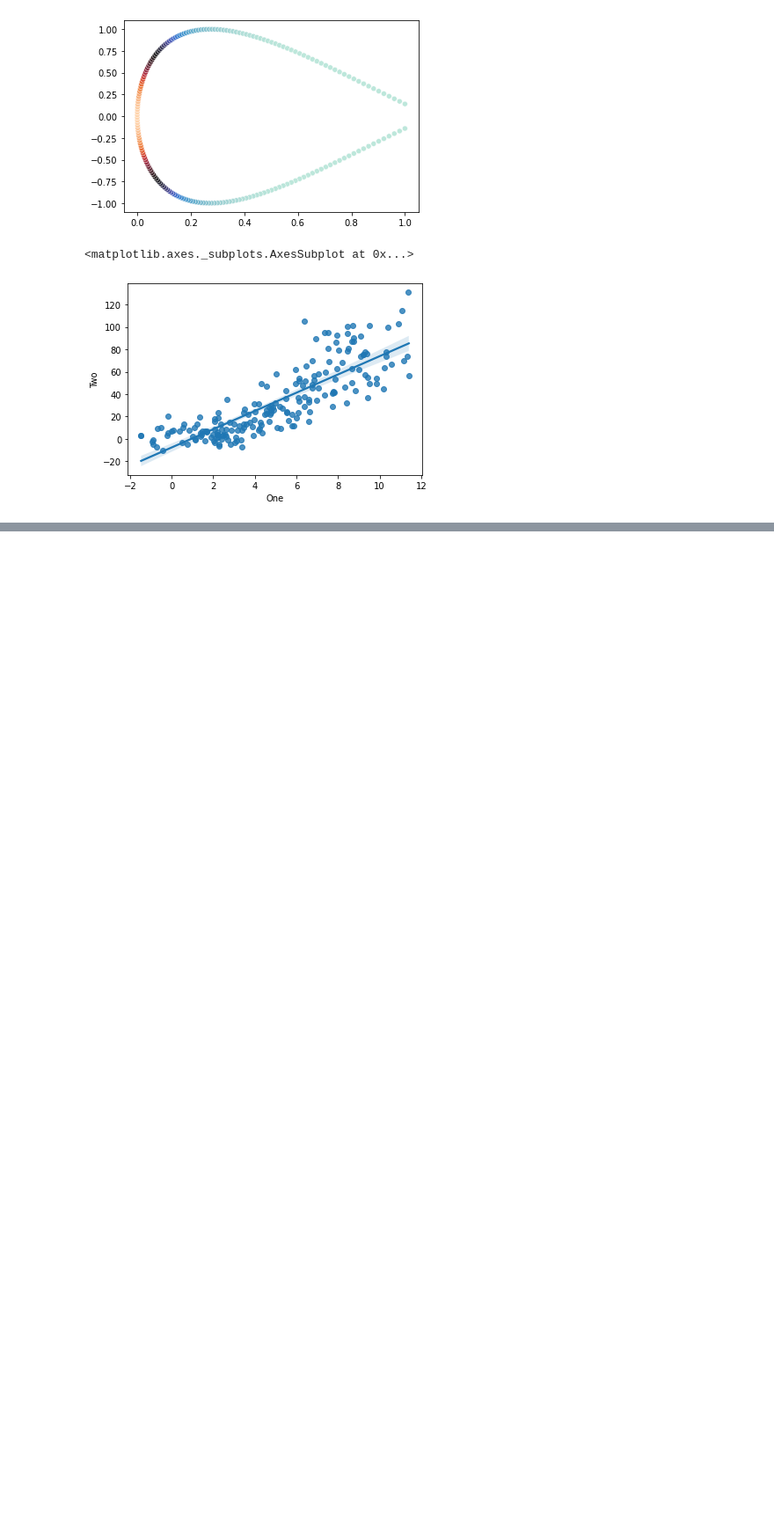
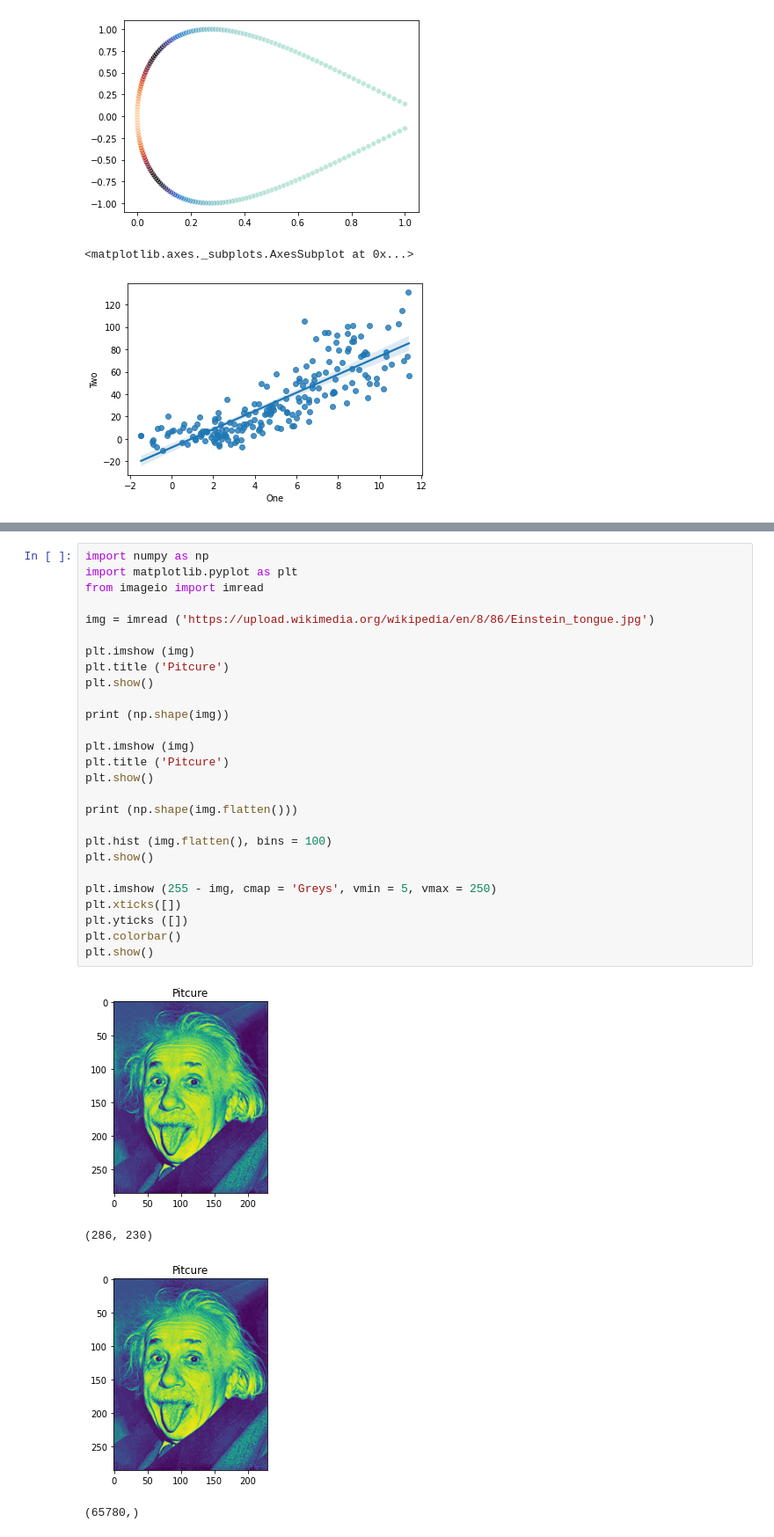
Before and after one commit to AndrewMichael2020/SolvingMathProblems, a Jupyter notebook: VizPythonReview.ipynb, the cells around one changed output, grey strips where cells are left out. Shown at 88% size. Cells and saved outputs as stored; diff of their text form; blank space fills up the shorter version.

```diff
--- a/VizPythonReview.ipynb
+++ b/VizPythonReview.ipynb
@@ -375,0 +376,32 @@ plt.show()
+# %%
+import numpy as np
+import matplotlib.pyplot as plt
+from imageio import imread
+
+img = imread ('https://upload.wikimedia.org/wikipedia/en/8/86/Einstein_tongue.jpg')
+
+plt.imshow (img)
+plt.title ('Pitcure')
+plt.show()
+
+print (np.shape(img))
+
+plt.imshow (img)
+plt.title ('Pitcure')
+plt.show()
+
+print (np.shape(img.flatten()))
+
+plt.hist (img.flatten(), bins = 100)
+plt.show()
+
+plt.imshow (255 - img, cmap = 'Greys', vmin = 5, vmax = 250)
+plt.xticks([])
+plt.yticks ([])
+plt.colorbar()
+plt.show()
+# %% [output]
+[figure, added]
+(286, 230)
+[figure, added]
+(65780,)
```
Also changed, not shown: parts of 3 cells of this notebook.
